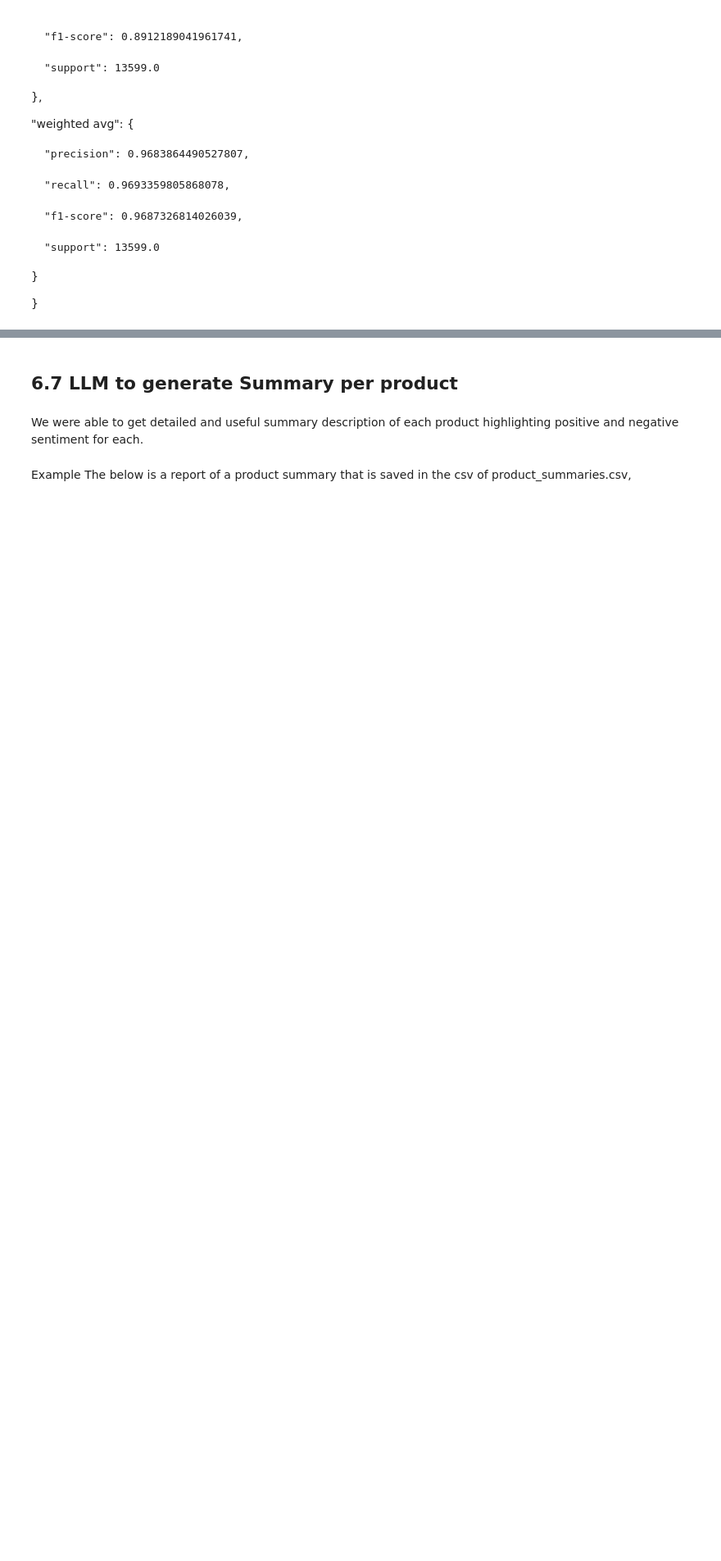
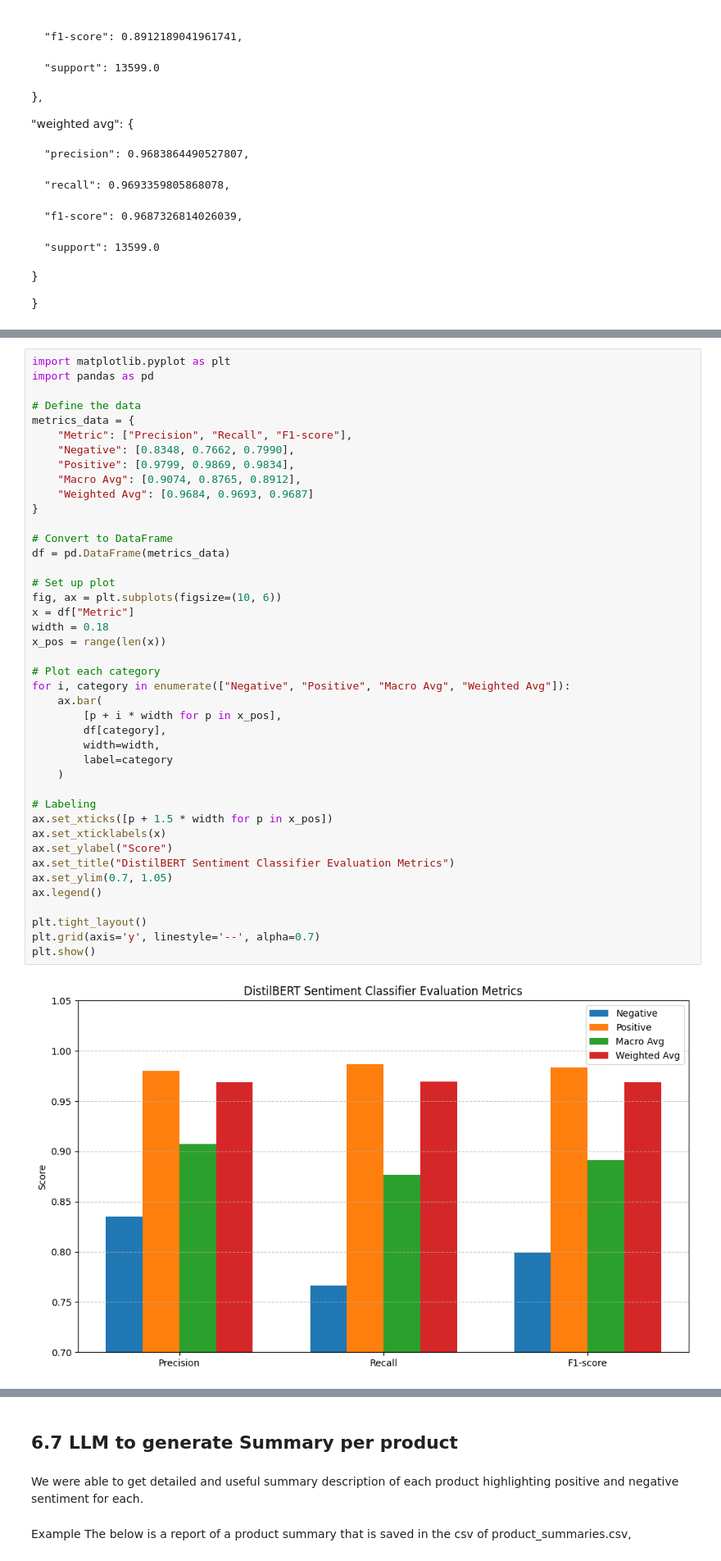
Before and after one commit to monish-yarapathineni/AAI-510-Team-Project, a Jupyter notebook: Final_Project_Section1_Team1.ipynb, the cells around one changed output, grey strips where cells are left out. Shown: that part at 82% size. Saved outputs shown, nothing was run; the diff lists cells and outputs as text; blank space fills up the shorter version.

```diff
--- a/Final_Project_Section1_Team1.ipynb
+++ b/Final_Project_Section1_Team1.ipynb
@@ -1206,3 +1235,47 @@ Evaluation results:
+# %%
+import matplotlib.pyplot as plt
+import pandas as pd
+
+# Define the data
+metrics_data = {
+    "Metric": ["Precision", "Recall", "F1-score"],
+    "Negative": [0.8348, 0.7662, 0.7990],
+    "Positive": [0.9799, 0.9869, 0.9834],
+    "Macro Avg": [0.9074, 0.8765, 0.8912],
+    "Weighted Avg": [0.9684, 0.9693, 0.9687]
+}
+
+# Convert to DataFrame
+df = pd.DataFrame(metrics_data)
+
+# Set up plot
+fig, ax = plt.subplots(figsize=(10, 6))
+x = df["Metric"]
+width = 0.18
+x_pos = range(len(x))
+
+# Plot each category
+for i, category in enumerate(["Negative", "Positive", "Macro Avg", "Weighted Avg"]):
+    ax.bar(
+        [p + i * width for p in x_pos],
+        df[category],
+        width=width,
+        label=category
+    )
+
+# Labeling
+ax.set_xticks([p + 1.5 * width for p in x_pos])
+ax.set_xticklabels(x)
+ax.set_ylabel("Score")
+ax.set_title("DistilBERT Sentiment Classifier Evaluation Metrics")
+ax.set_ylim(0.7, 1.05)
+ax.legend()
+
+plt.tight_layout()
+plt.grid(axis='y', linestyle='--', alpha=0.7)
+plt.show()
+# %% [output]
+[figure, added]
 # %% [markdown]
 Balanced performance:
 
```
Also changed, not shown: parts of 15 cells of this notebook, 1 other file.
